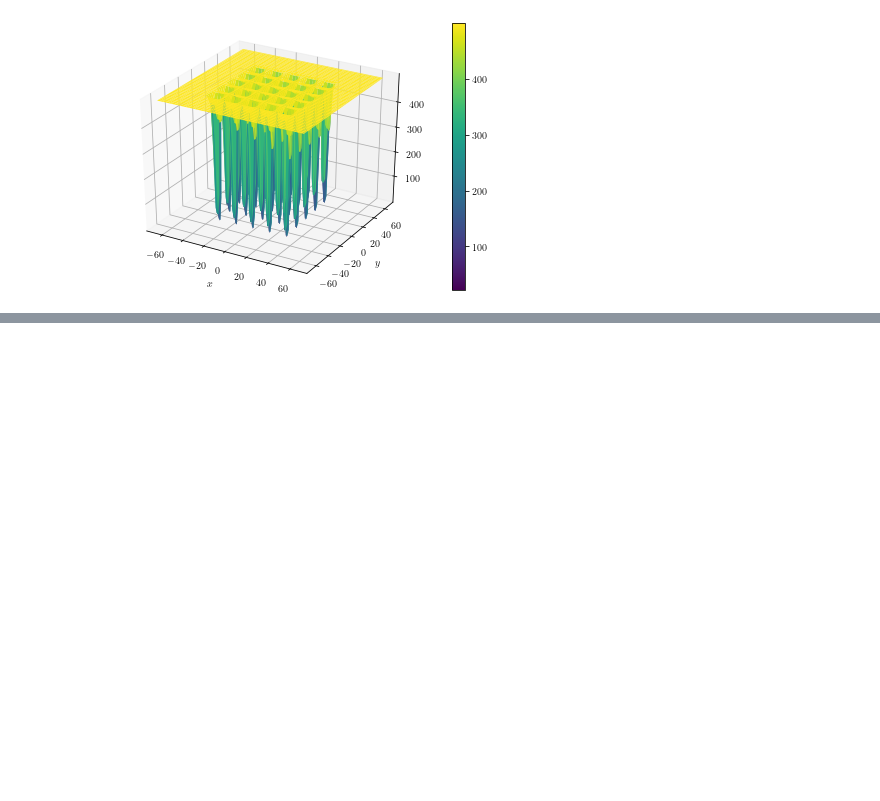
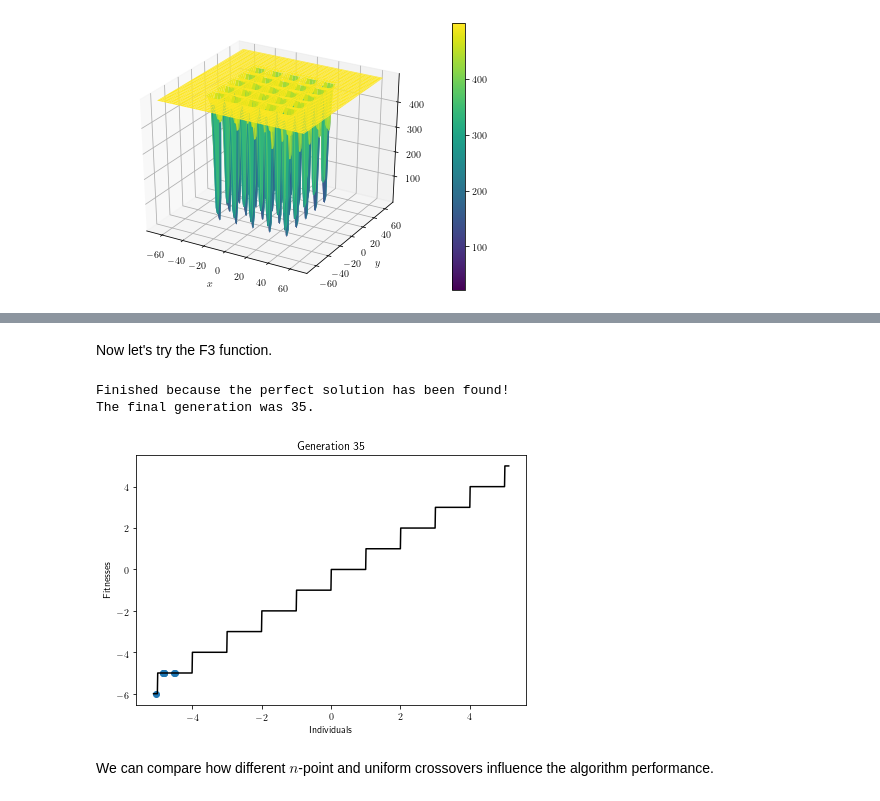
Before and after one commit to dan-tavrov/evolutionary-computing, a Jupyter notebook: code/ga.ipynb, the cells around one changed output, grey strips where cells are left out. Drawn from its saved outputs; the diff is of its cells as text; code cells hidden in the pictures; blank space fills up the shorter version.

```diff
--- a/code/ga.ipynb
+++ b/code/ga.ipynb
@@ -296,0 +452,23 @@ f
+# %% [markdown]
+Now let's try the F3 function.
+# %%
+np.random.seed(123)
+nvar=1
+population, individuals, fitnesses,\
+generation_final, success, function_evals =\
+    ga(objective_function=objective_functions.F3,
+       nvar=nvar, a=-5.12, b=5.12, bits_num=32,
+       mu=8,
+       crossover_function=crossover.crossover_one_point,
+       prob_crossover=1, prob_mutation=0.001,
+       generations_count=2000,
+       optimum_value=-6*nvar, precision=1e-8,
+       do_draw_population=True,  # feel free to turn this on or off
+       do_print=False)  # feel free to turn this on or off
+# %% [output]
+Finished because the perfect solution has been found!
+The final generation was 35.
+[figure, added]
+# %% [markdown]
+We can compare how different $n$-point and uniform crossovers influence
+the algorithm performance.
```
Also changed, not shown: parts of 46 cells of this notebook, 11 other files.
